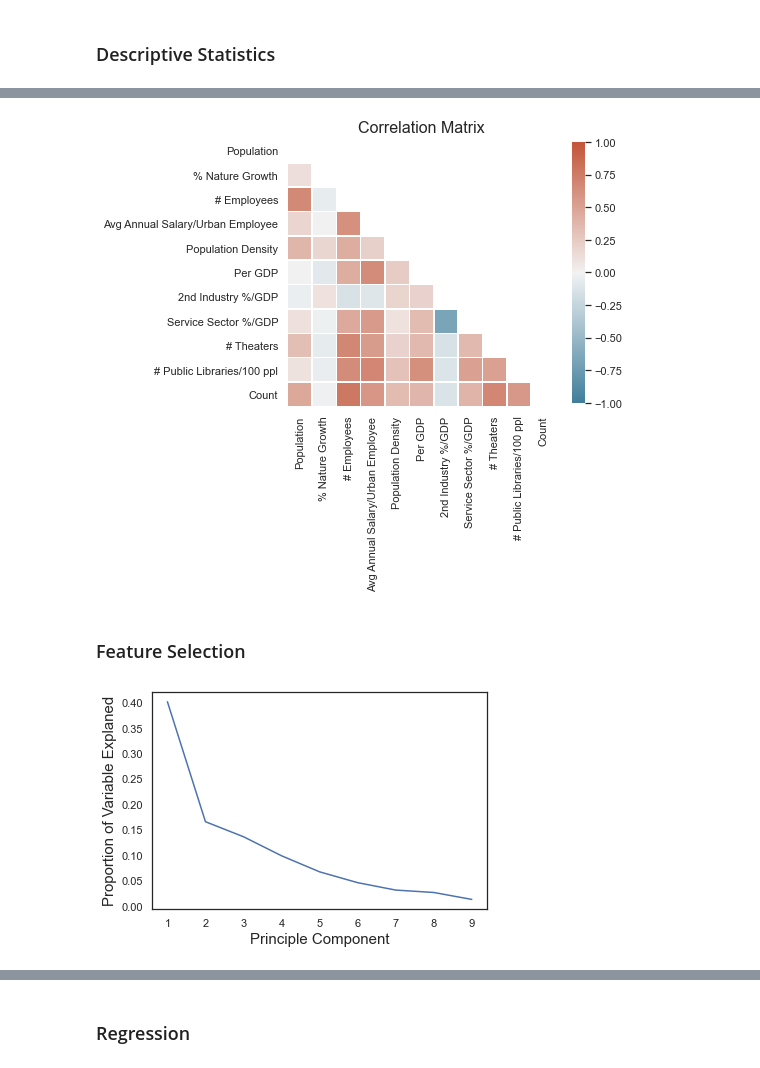
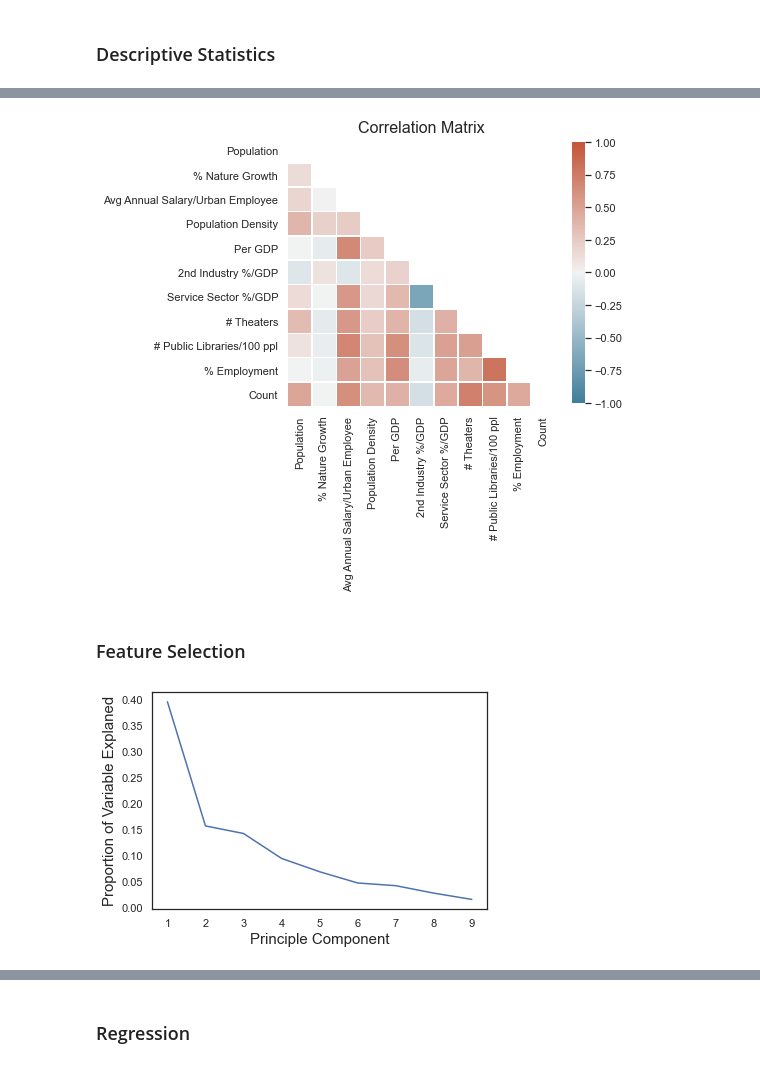
Before and after one commit to cs-ssa-w21/final-project-rooibos, a Jupyter notebook: visualization.ipynb, the cells around one changed output, grey strips where cells are left out. Saved outputs shown, nothing was run; the diff lists cells and outputs as text; code cells hidden in the pictures.

```diff
--- a/visualization.ipynb
+++ b/visualization.ipynb
@@ -434,36 +435,36 @@ plt.xticks(rotation=45);
 # %%
 # Shorten variable names for better graph
 subset = df.iloc[:, :-1]
-subset.columns = ["Population", "% Nature Growth", "# Employees",
+subset.columns = ["Population", "% Nature Growth",
                   "Avg Annual Salary/Urban Employee",
                   "Population Density", "Per GDP",
                   "2nd Industry %/GDP", "Service Sector %/GDP",
                   "# Theaters", "# Public Libraries/100 ppl",
-                  "Count"]
+                  "% Employment", "Count"]
 
 corr = subset.corr()
 
 # Plot the correlation matix
 sns.set_theme(style="white")
 
 # Generate a mask for the upper triangle
 mask = np.triu(np.ones_like(corr, dtype=bool))
 
 # Set up the matplotlib figure
 f, ax = plt.subplots(figsize=(6, 6))
 
 # Generate a custom diverging colormap
 cmap = sns.diverging_palette(230, 20, as_cmap=True)
 
 # Draw the heatmap with the mask and correct aspect ratio
 sns.heatmap(corr, mask=mask, cmap=cmap,
             center=0, vmax=1, vmin=-1,
             square=True, linewidths=.5,
             cbar_kws={"shrink": 0.8})
 
 plt.title("Correlation Matrix", fontsize=16);
 # %% [output]
-[figure, old version]
+[figure, new version]
 # %% [markdown]
 <a id=5.2></a>
 ### Feature Selection
@@ -494,7 +495,7 @@ plt.ylabel("Proportion of Variable Explaned", fontsize=15)
 plt.xlabel("Principle Component", fontsize=15)
 plt.show()
 # %% [output]
-[figure, old version]
+[figure, new version]
 # %%
 # Examine feature importance
 from sklearn.ensemble import ExtraTreesClassifier
```
Also changed, not shown: parts of 5 cells of this notebook.
